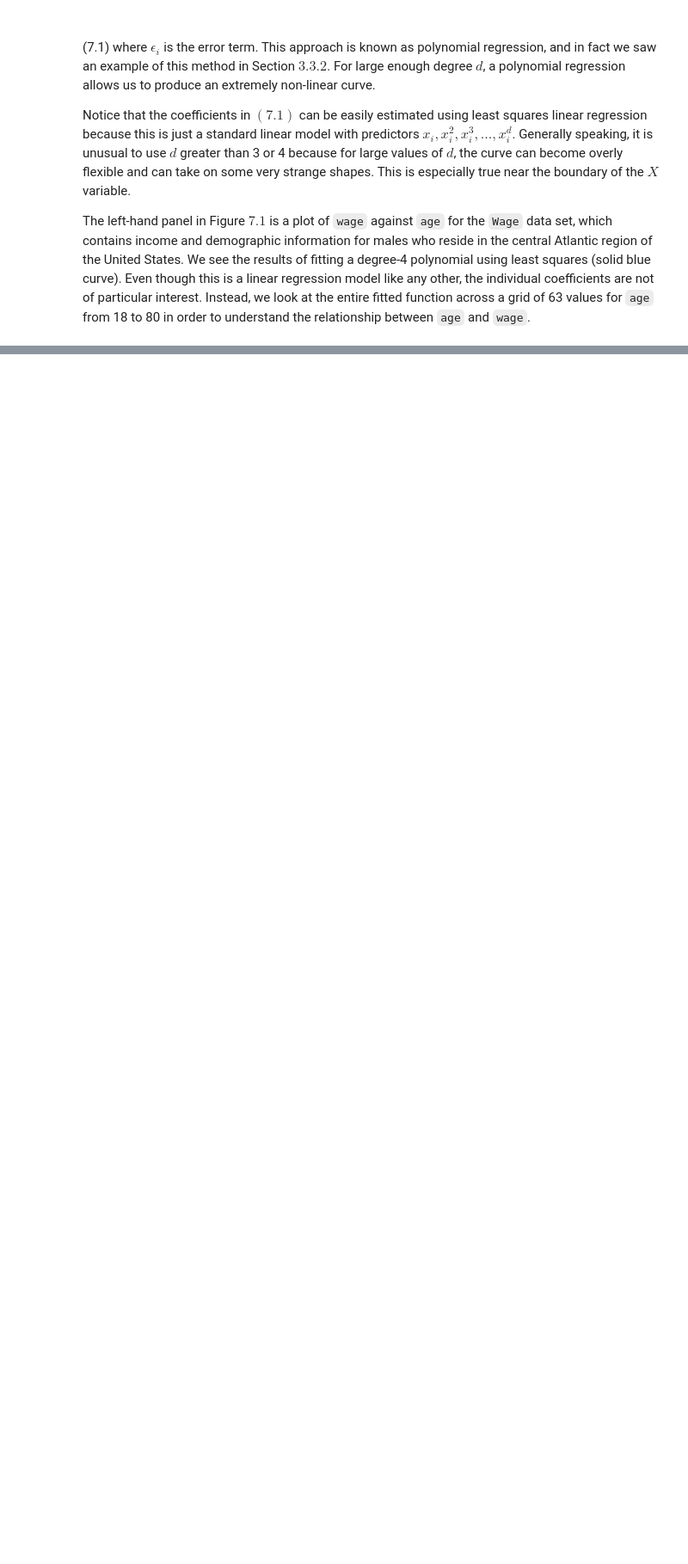
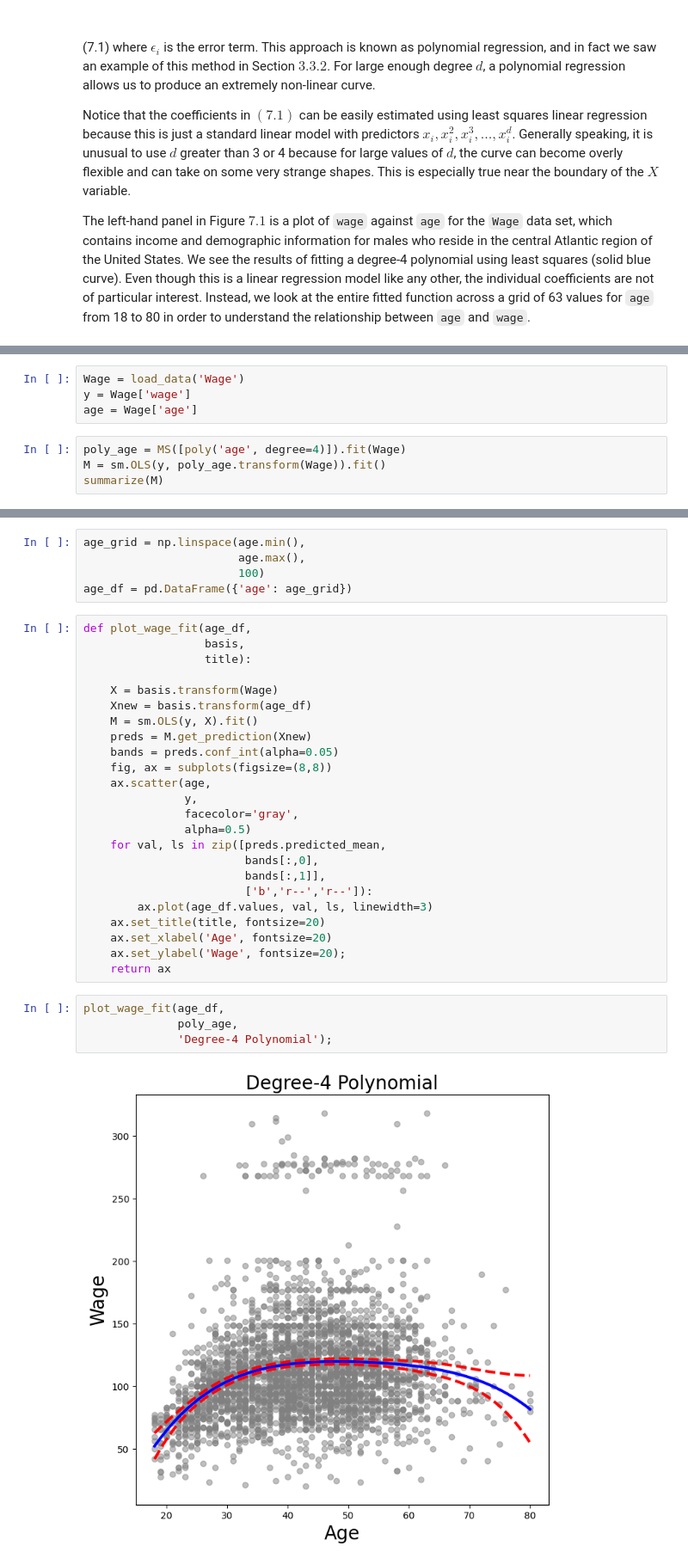
Before and after one commit to zozoking101/An-Introduction-to-Statistical-Learning-with-Applications-in-Python, a Jupyter notebook: 7_Moving_Beyond_Linearity/Chapter_7.ipynb, the cells around one changed output, grey strips where cells are left out. Shown at 86% size. Saved outputs shown, nothing was run; the diff lists cells and outputs as text; blank space fills up the shorter version.

```diff
--- a/7_Moving_Beyond_Linearity/Chapter_7.ipynb
+++ b/7_Moving_Beyond_Linearity/Chapter_7.ipynb
@@ -82,0 +422,8 @@ It seems like the wages in Figure $7.1$ are from two distinct populations: there
+# %%
+Wage = load_data('Wage')
+y = Wage['wage']
+age = Wage['age']
+# %%
+poly_age = MS([poly('age', degree=4)]).fit(Wage)
+M = sm.OLS(y, poly_age.transform(Wage)).fit()
+summarize(M)
@@ -82,0 +437,35 @@ It seems like the wages in Figure $7.1$ are from two distinct populations: there
+# %%
+age_grid = np.linspace(age.min(),
+                       age.max(),
+                       100)
+age_df = pd.DataFrame({'age': age_grid})
+# %%
+def plot_wage_fit(age_df,
+                  basis,
+                  title):
+
+    X = basis.transform(Wage)
+    Xnew = basis.transform(age_df)
+    M = sm.OLS(y, X).fit()
+    preds = M.get_prediction(Xnew)
+    bands = preds.conf_int(alpha=0.05)
+    fig, ax = subplots(figsize=(8,8))
+    ax.scatter(age,
+               y,
+               facecolor='gray',
+               alpha=0.5)
+    for val, ls in zip([preds.predicted_mean,
+                        bands[:,0],
+                        bands[:,1]],
+                        ['b','r--','r--']):
+        ax.plot(age_df.values, val, ls, linewidth=3)
+    ax.set_title(title, fontsize=20)
+    ax.set_xlabel('Age', fontsize=20)
+    ax.set_ylabel('Wage', fontsize=20);
+    return ax
+# %%
+plot_wage_fit(age_df,
+              poly_age,
+              'Degree-4 Polynomial');
+# %% [output]
+[figure, added]
```
Also changed, not shown: parts of 89 cells of this notebook.
